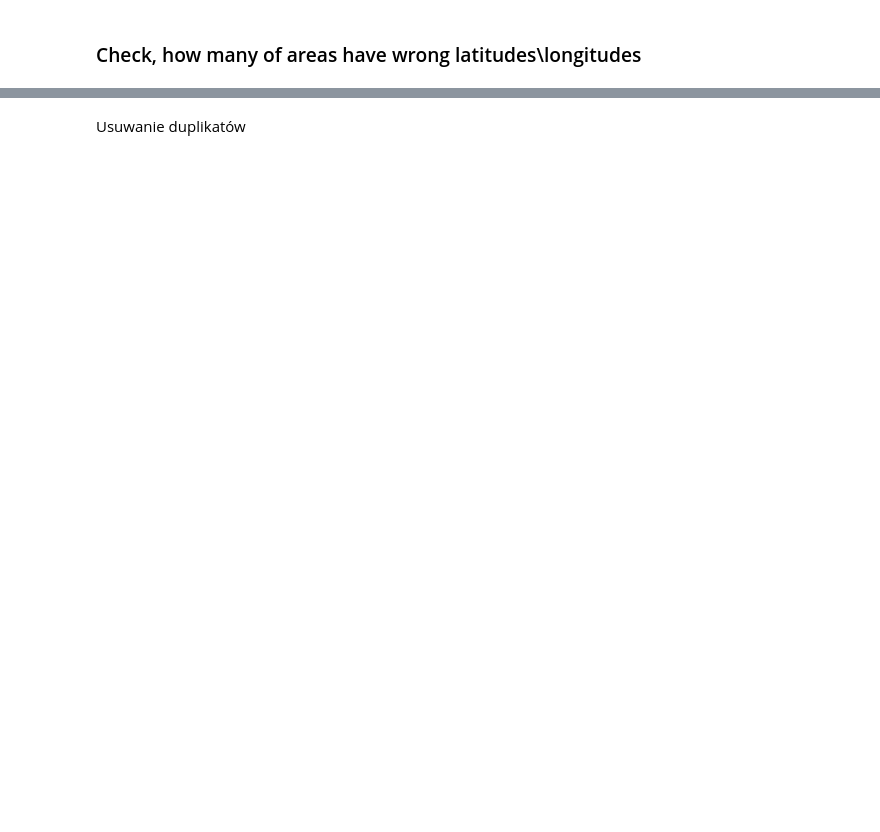
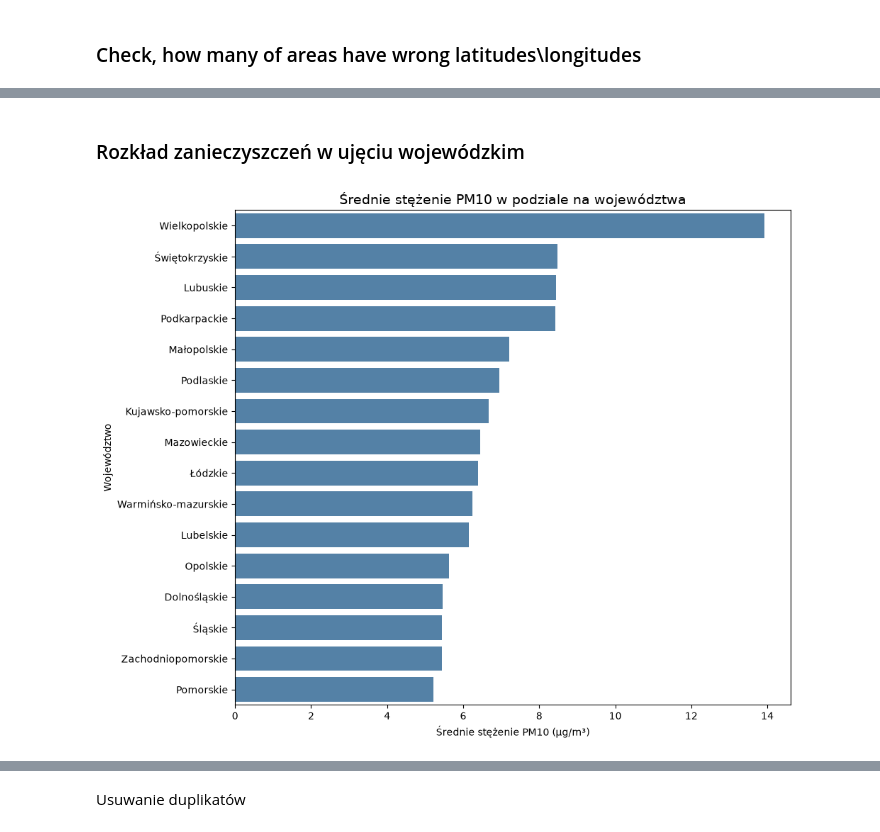
Before and after one commit to Kwadivald/Analiza, a Jupyter notebook: scripts/smog_raw.ipynb, the cells around one changed output, grey strips where cells are left out. Cells and saved outputs as stored; diff of their text form; code cells hidden in the pictures; blank space fills up the shorter version.

```diff
--- a/scripts/smog_raw.ipynb
+++ b/scripts/smog_raw.ipynb
@@ -193,0 +420,17 @@ bp = sns.barplot(data=df_smog,y='AREA',x='PM25_AVG',errorbar=None,estimator=np.m
+# %% [markdown]
+### Rozkład zanieczyszczeń w ujęciu wojewódzkim
+# %%
+plt.figure(figsize=(10, 8))
+
+# Sortowanie województw od najbardziej do najmniej zanieczyszczonych
+kolejnosc = df_smog.groupby('AREA')['PM10_AVG'].mean().sort_values(ascending=False).index
+
+sns.barplot(data=df_smog, y='AREA', x='PM10_AVG', errorbar=None, color='steelblue', order=kolejnosc)
+
+plt.title('Średnie stężenie PM10 w podziale na województwa', fontsize=14)
+plt.xlabel('Średnie stężenie PM10 (µg/m³)')
+plt.ylabel('Województwo')
+plt.tight_layout()
+plt.show()
+# %% [output]
+[figure, added]
```
Also changed, not shown: parts of 116 cells of this notebook, 12 other files.
